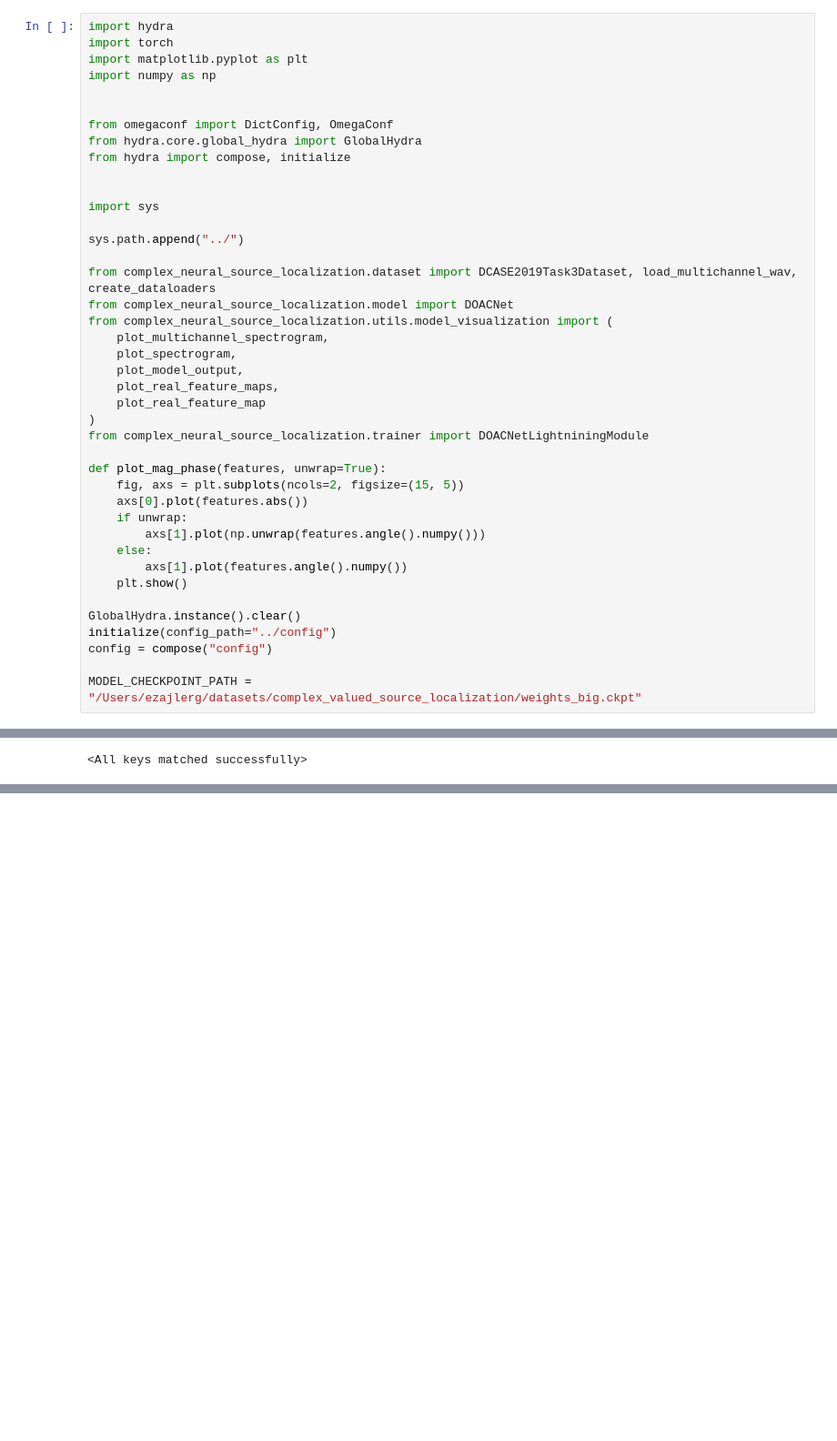
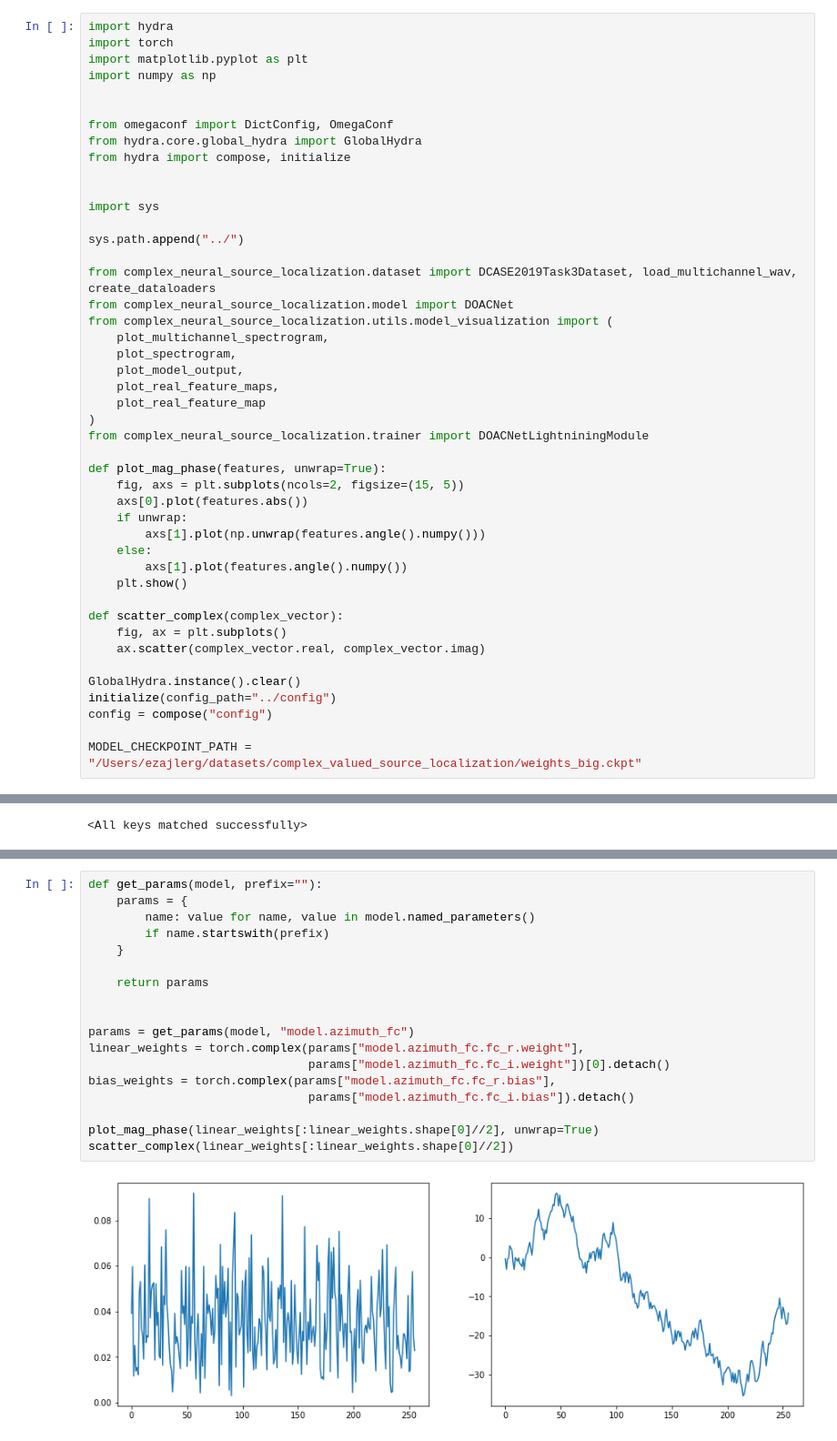
Before and after one commit to SOUNDS-RESEARCH/complex_neural_source_localization, a Jupyter notebook: notebooks/Model Visualization.ipynb, the cells around one changed output, grey strips where cells are left out. Shown at 91% size. Drawn from its saved outputs; the diff is of its cells as text; blank space fills up the shorter version.

```diff
--- a/notebooks/Model Visualization.ipynb
+++ b/notebooks/Model Visualization.ipynb
@@ -34,6 +34,10 @@ def plot_mag_phase(features, unwrap=True):
         axs[1].plot(features.angle().numpy())
     plt.show()
 
+def scatter_complex(complex_vector):
+    fig, ax = plt.subplots()
+    ax.scatter(complex_vector.real, complex_vector.imag)
+
 GlobalHydra.instance().clear()
 initialize(config_path="../config")
 config = compose("config")
@@ -94,0 +105,20 @@ Predicted azimuth: tensor(-1.8037, grad_fn=<SelectBackward0>)
+# %%
+def get_params(model, prefix=""):
+    params = {
+        name: value for name, value in model.named_parameters()
+        if name.startswith(prefix)
+    }
+
+    return params
+
+
+params = get_params(model, "model.azimuth_fc")
+linear_weights = torch.complex(params["model.azimuth_fc.fc_r.weight"],
+                               params["model.azimuth_fc.fc_i.weight"])[0].detach()
+bias_weights = torch.complex(params["model.azimuth_fc.fc_r.bias"],
+                               params["model.azimuth_fc.fc_i.bias"]).detach()
+
+plot_mag_phase(linear_weights[:linear_weights.shape[0]//2], unwrap=True)
+scatter_complex(linear_weights[:linear_weights.shape[0]//2])
+# %% [output]
+[figure, added]
```
Also changed, not shown: parts of 5 cells of this notebook, 4 other files.
